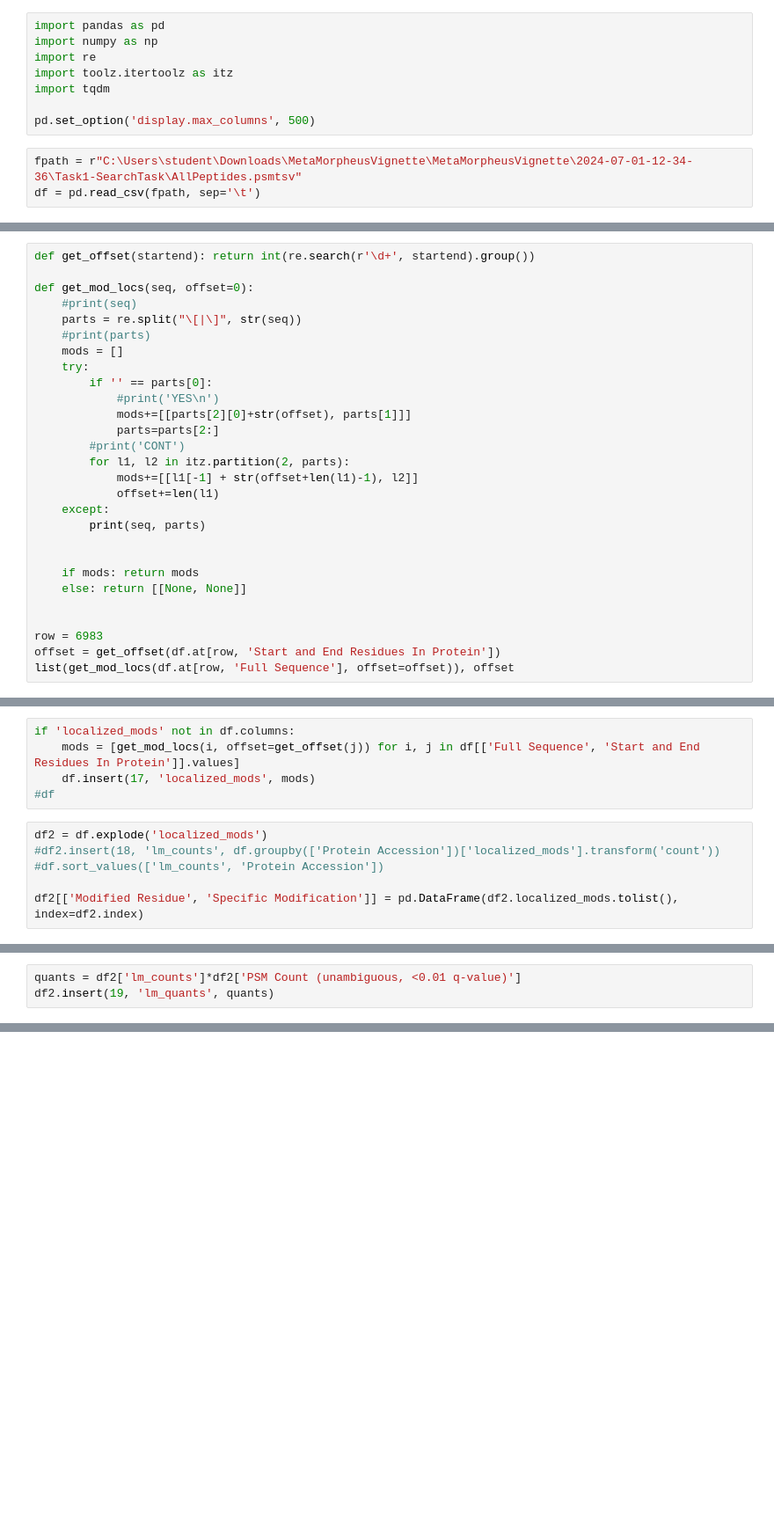
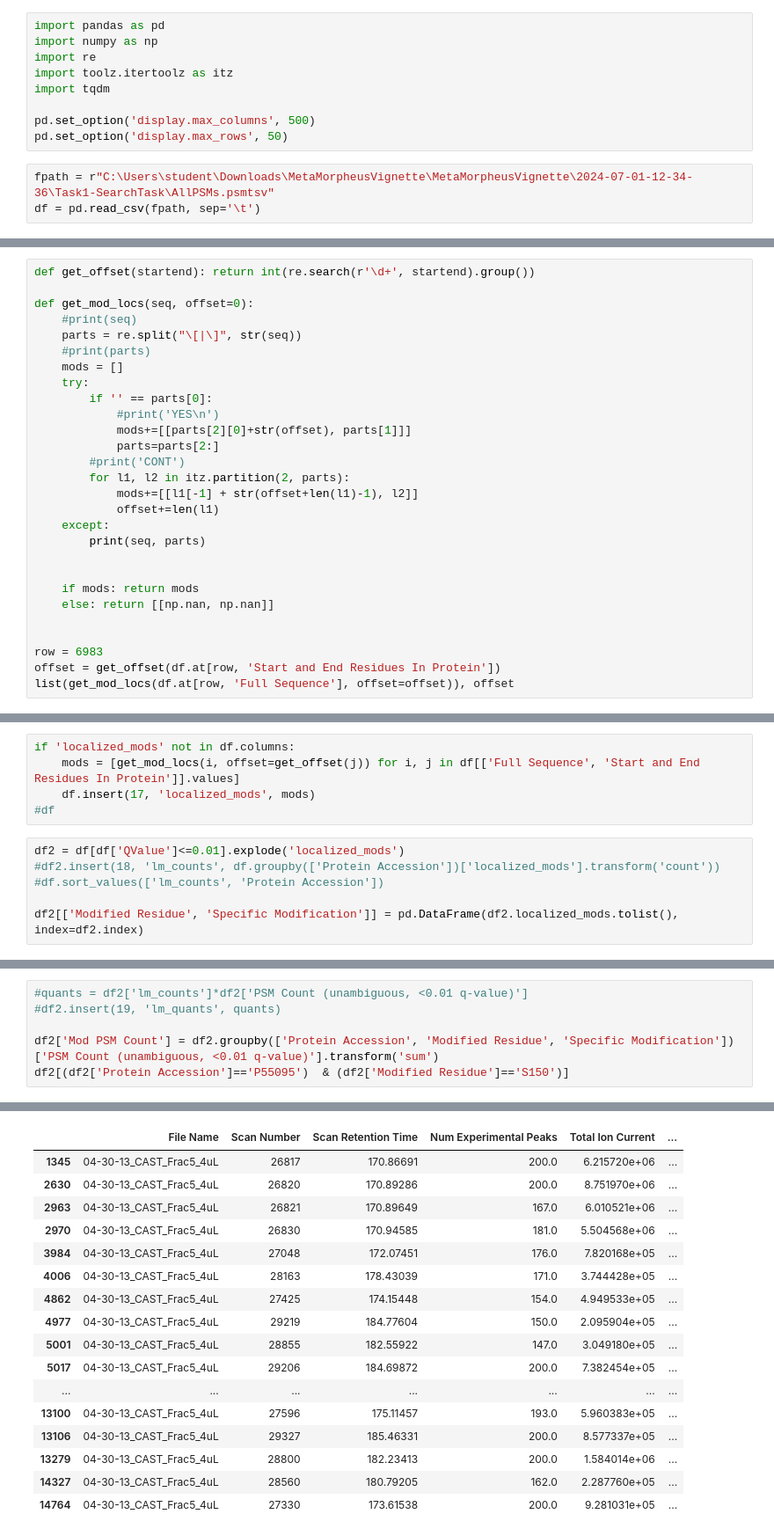
Before and after one commit to pcruzparri/Misc, a Jupyter notebook: jupyter_notebooks/Proteomics/peptide_search_mod_stoich.ipynb, the cells around one changed output, grey strips where cells are left out. Shown at 88% size. Saved outputs shown, nothing was run; the diff lists cells and outputs as text; blank space fills up the shorter version.

Commit message:
Still working on extraction of occupancy with Pandas. Need to figure out why my calculation using PSMs does not match the metamorpheus output in the AllQuantifiedProteinGroups file.

```diff
--- a/jupyter_notebooks/Proteomics/peptide_search_mod_stoich.ipynb
+++ b/jupyter_notebooks/Proteomics/peptide_search_mod_stoich.ipynb
@@ -6,7 +6,8 @@ import toolz.itertoolz as itz
 import tqdm
 
 pd.set_option('display.max_columns', 500)
+pd.set_option('display.max_rows', 50)
 # %%
-fpath = r"C:\Users\student\Downloads\MetaMorpheusVignette\MetaMorpheusVignette\2024-07-01-12-34-36\Task1-SearchTask\AllPeptides.psmtsv"
+fpath = r"C:\Users\student\Downloads\MetaMorpheusVignette\MetaMorpheusVignette\2024-07-01-12-34-36\Task1-SearchTask\AllPSMs.psmtsv"
 df = pd.read_csv(fpath, sep='\t')
 # %%
@@ -74,7 +54,7 @@ def get_mod_locs(seq, offset=0):
 
 
     if mods: return mods
-    else: return [[None, None]]
+    else: return [[np.nan, np.nan]]
 
 
 row = 6983
@@ -90,7 +84,7 @@ if 'localized_mods' not in df.columns:
     df.insert(17, 'localized_mods', mods)
 #df
 # %%
-df2 = df.explode('localized_mods')
+df2 = df[df['QValue']<=0.01].explode('localized_mods')
 #df2.insert(18, 'lm_counts', df.groupby(['Protein Accession'])['localized_mods'].transform('count'))
 #df.sort_values(['lm_counts', 'Protein Accession'])
 
@@ -114,4 +128,7 @@ df2[['Modified Residue', 'Specific Modification']] = pd.DataFrame(df2.localized_
 # %%
-quants = df2['lm_counts']*df2['PSM Count (unambiguous, <0.01 q-value)']
-df2.insert(19, 'lm_quants', quants)
+#quants = df2['lm_counts']*df2['PSM Count (unambiguous, <0.01 q-value)']
+#df2.insert(19, 'lm_quants', quants)
+
+df2['Mod PSM Count'] = df2.groupby(['Protein Accession', 'Modified Residue', 'Specific Modification'])['PSM Count (unambiguous, <0.01 q-value)'].transform('sum')
+df2[(df2['Protein Accession']=='P55095')  & (df2['Modified Residue']=='S150')]
 # %% [output]
@@ -118,0 +135,17 @@ KeyError: 'lm_counts'
+|  | File Name | Scan Number | Scan Retention Time | Num Experimental Peaks | Total Ion Current | ... |
+| 1345 | 04-30-13_CAST_Frac5_4uL | 26817 | 170.86691 | 200.0 | 6.215720e+06 | ... |
+| 2630 | 04-30-13_CAST_Frac5_4uL | 26820 | 170.89286 | 200.0 | 8.751970e+06 | ... |
+| 2963 | 04-30-13_CAST_Frac5_4uL | 26821 | 170.89649 | 167.0 | 6.010521e+06 | ... |
+| 2970 | 04-30-13_CAST_Frac5_4uL | 26830 | 170.94585 | 181.0 | 5.504568e+06 | ... |
+| 3984 | 04-30-13_CAST_Frac5_4uL | 27048 | 172.07451 | 176.0 | 7.820168e+05 | ... |
+| 4006 | 04-30-13_CAST_Frac5_4uL | 28163 | 178.43039 | 171.0 | 3.744428e+05 | ... |
+| 4862 | 04-30-13_CAST_Frac5_4uL | 27425 | 174.15448 | 154.0 | 4.949533e+05 | ... |
+| 4977 | 04-30-13_CAST_Frac5_4uL | 29219 | 184.77604 | 150.0 | 2.095904e+05 | ... |
+| 5001 | 04-30-13_CAST_Frac5_4uL | 28855 | 182.55922 | 147.0 | 3.049180e+05 | ... |
+| 5017 | 04-30-13_CAST_Frac5_4uL | 29206 | 184.69872 | 200.0 | 7.382454e+05 | ... |
+| ... | ... | ... | ... | ... | ... | ... |
+| 13100 | 04-30-13_CAST_Frac5_4uL | 27596 | 175.11457 | 193.0 | 5.960383e+05 | ... |
+| 13106 | 04-30-13_CAST_Frac5_4uL | 29327 | 185.46331 | 200.0 | 8.577337e+05 | ... |
+| 13279 | 04-30-13_CAST_Frac5_4uL | 28800 | 182.23413 | 200.0 | 1.584014e+06 | ... |
+| 14327 | 04-30-13_CAST_Frac5_4uL | 28560 | 180.79205 | 162.0 | 2.287760e+05 | ... |
+| 14764 | 04-30-13_CAST_Frac5_4uL | 27330 | 173.61538 | 200.0 | 9.281031e+05 | ... |
```
Also changed, not shown: parts of 15 cells of this notebook.
